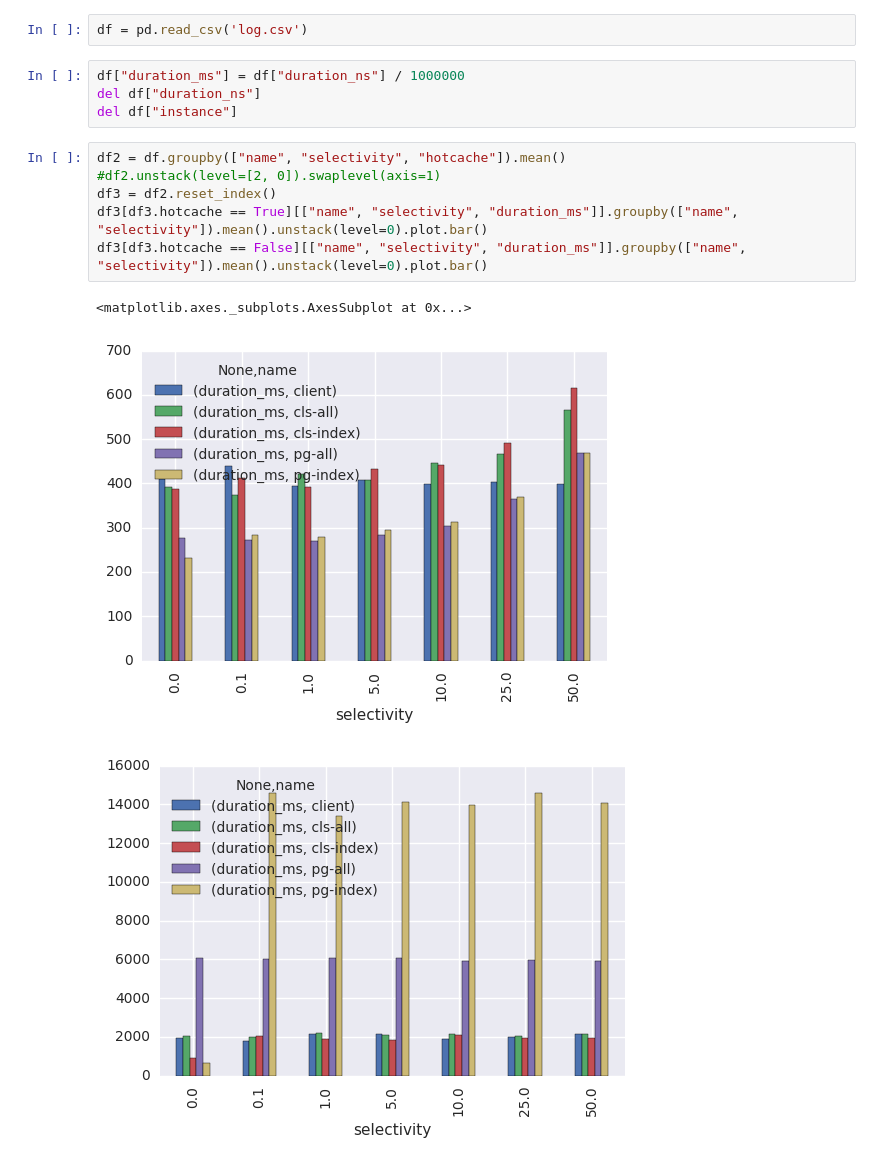
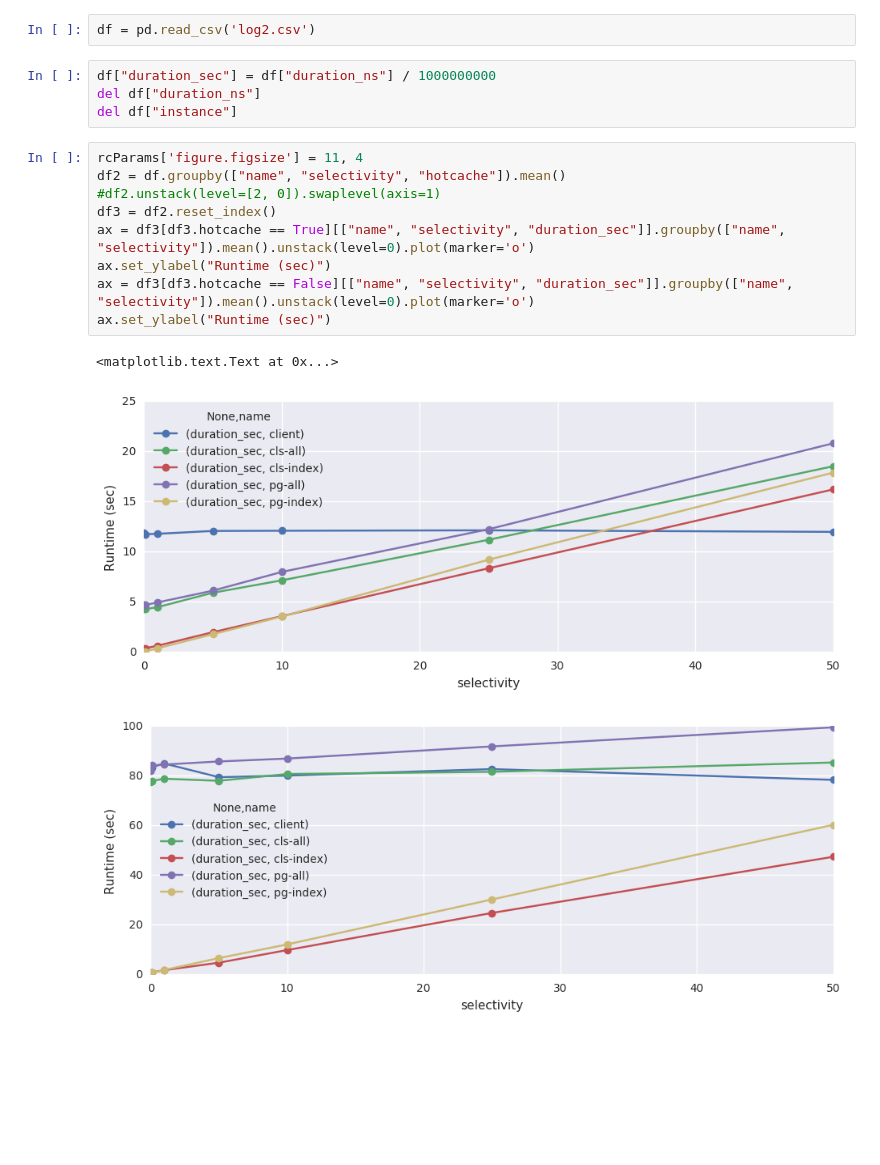
Before and after one commit to uccross/skyhookdm-ceph, a Jupyter notebook: src/progly/filtering.ipynb, the cells around one changed output. Saved outputs shown, nothing was run; the diff lists cells and outputs as text; blank space fills up the shorter version.

```diff
--- a/src/progly/filtering.ipynb
+++ b/src/progly/filtering.ipynb
@@ -12,17 +13,20 @@ import matplotlib.ticker as mtick
 %matplotlib inline
 # %%
-df = pd.read_csv('log.csv')
+df = pd.read_csv('log2.csv')
 # %%
-df["duration_ms"] = df["duration_ns"] / 1000000
+df["duration_sec"] = df["duration_ns"] / 1000000000
 del df["duration_ns"]
 del df["instance"]
 # %%
+rcParams['figure.figsize'] = 11, 4
 df2 = df.groupby(["name", "selectivity", "hotcache"]).mean()
 #df2.unstack(level=[2, 0]).swaplevel(axis=1)
 df3 = df2.reset_index()
-df3[df3.hotcache == True][["name", "selectivity", "duration_ms"]].groupby(["name", "selectivity"]).mean().unstack(level=0).plot.bar()
-df3[df3.hotcache == False][["name", "selectivity", "duration_ms"]].groupby(["name", "selectivity"]).mean().unstack(level=0).plot.bar()
+ax = df3[df3.hotcache == True][["name", "selectivity", "duration_sec"]].groupby(["name", "selectivity"]).mean().unstack(level=0).plot(marker='o')
+ax.set_ylabel("Runtime (sec)")
+ax = df3[df3.hotcache == False][["name", "selectivity", "duration_sec"]].groupby(["name", "selectivity"]).mean().unstack(level=0).plot(marker='o')
+ax.set_ylabel("Runtime (sec)")
 # %% [output]
-<matplotlib.axes._subplots.AxesSubplot at 0x...>
+<matplotlib.text.Text at 0x...>
-[figure, old version]
+[figure, new version]
-[figure, old version]
+[figure, new version]
```
Also changed, not shown: parts of 1 cell of this notebook.
